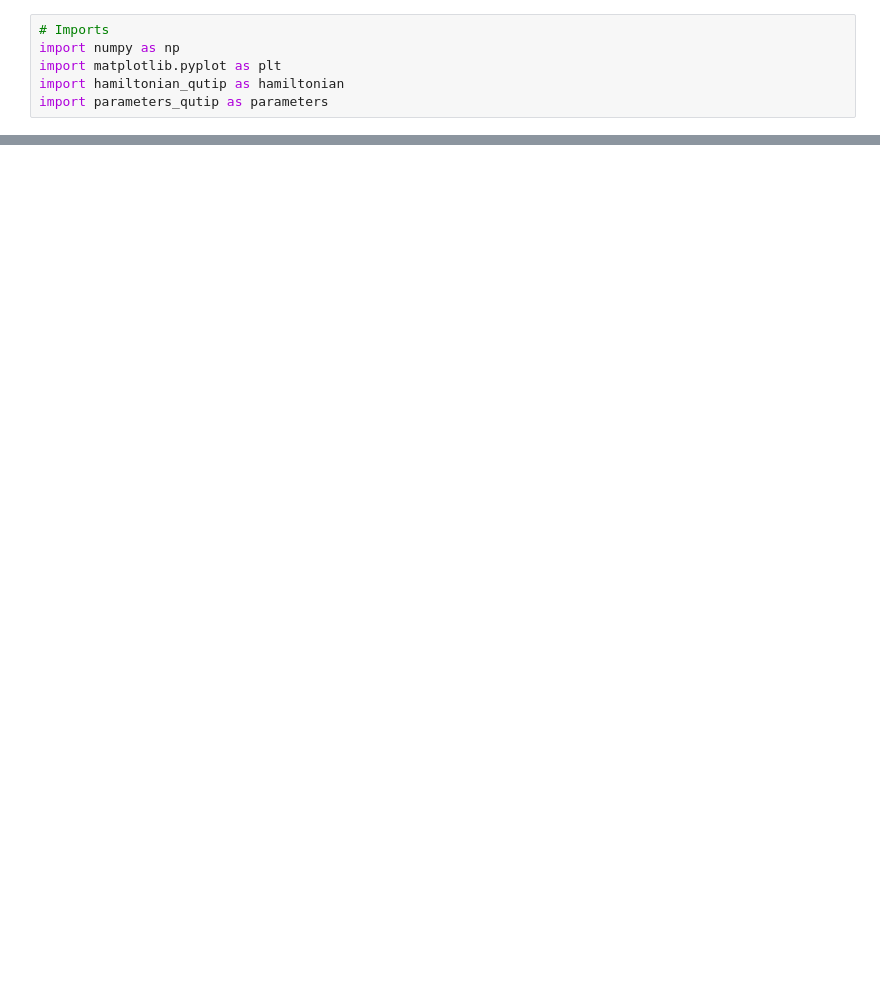
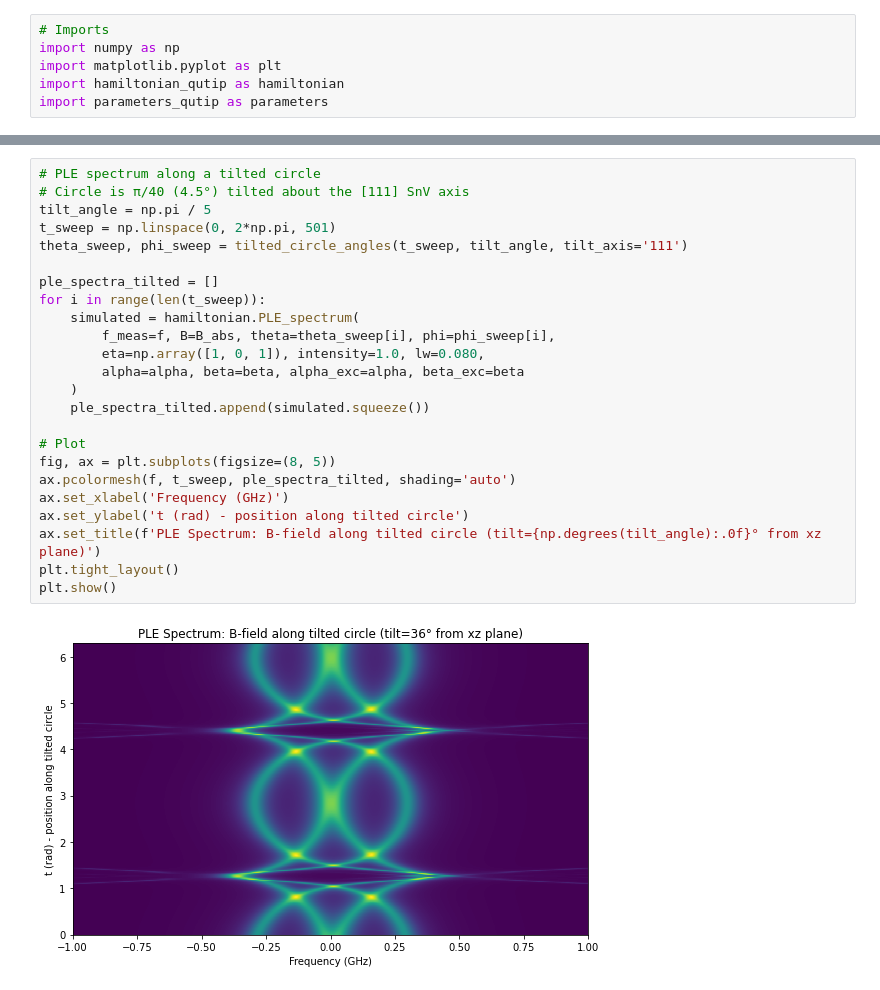
Before and after one commit to ahserhan/SnV_Qubit, a Jupyter notebook: SnV117/SnV117_spectrum_qutip.ipynb, the cells around one changed output, grey strips where cells are left out. Cells and saved outputs as stored; diff of their text form; blank space fills up the shorter version.

```diff
--- a/SnV117/SnV117_spectrum_qutip.ipynb
+++ b/SnV117/SnV117_spectrum_qutip.ipynb
@@ -139,0 +196,26 @@ plt.show()
+# %%
+# PLE spectrum along a tilted circle
+# Circle is π/40 (4.5°) tilted about the [111] SnV axis
+tilt_angle = np.pi / 5
+t_sweep = np.linspace(0, 2*np.pi, 501)
+theta_sweep, phi_sweep = tilted_circle_angles(t_sweep, tilt_angle, tilt_axis='111')
+
+ple_spectra_tilted = []
+for i in range(len(t_sweep)):
+    simulated = hamiltonian.PLE_spectrum(
+        f_meas=f, B=B_abs, theta=theta_sweep[i], phi=phi_sweep[i],
+        eta=np.array([1, 0, 1]), intensity=1.0, lw=0.080,
+        alpha=alpha, beta=beta, alpha_exc=alpha, beta_exc=beta
+    )
+    ple_spectra_tilted.append(simulated.squeeze())
+
+# Plot
+fig, ax = plt.subplots(figsize=(8, 5))
+ax.pcolormesh(f, t_sweep, ple_spectra_tilted, shading='auto')
+ax.set_xlabel('Frequency (GHz)')
+ax.set_ylabel('t (rad) - position along tilted circle')
+ax.set_title(f'PLE Spectrum: B-field along tilted circle (tilt={np.degrees(tilt_angle):.0f}° from xz plane)')
+plt.tight_layout()
+plt.show()
+# %% [output]
+[figure, added]
```
Also changed, not shown: parts of 4 cells of this notebook, 5 other files.
